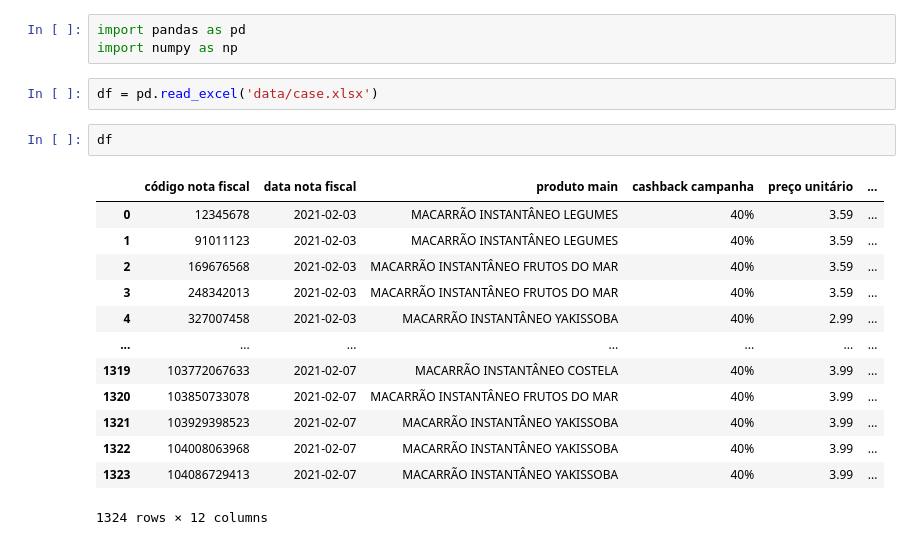
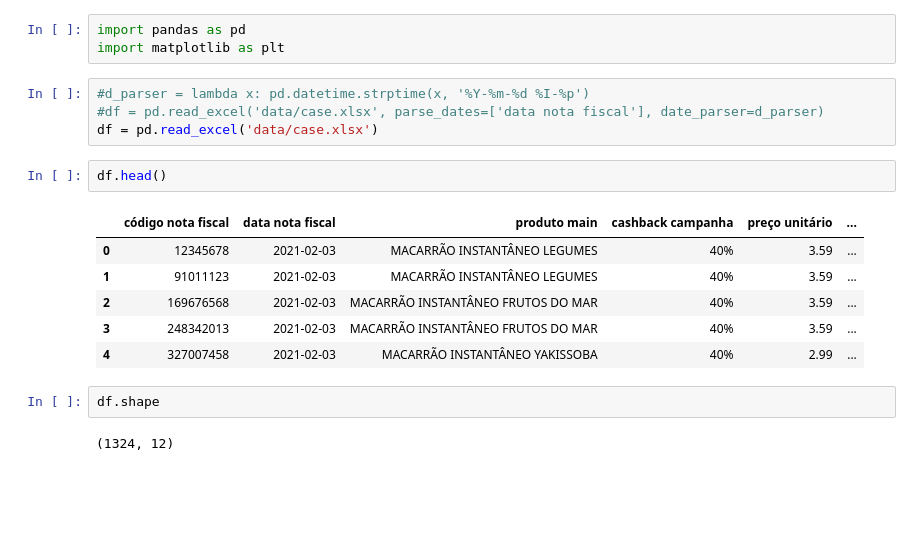
Before and after one commit to JefersonMelo/22-Banco, a Jupyter notebook: 03-Pandas/cases.ipynb, the cells around one changed output. Drawn from its saved outputs; the diff is of its cells as text; blank space fills up the shorter version.

```diff
--- a/03-Pandas/cases.ipynb
+++ b/03-Pandas/cases.ipynb
@@ -1,21 +1,20 @@
 # %%
 import pandas as pd
-import numpy as np
+import matplotlib as plt
-# %%
-df = pd.read_excel('data/case.xlsx')
+# %%
+#d_parser = lambda x: pd.datetime.strptime(x, '%Y-%m-%d %I-%p')
+#df = pd.read_excel('data/case.xlsx', parse_dates=['data nota fiscal'], date_parser=d_parser)
+df = pd.read_excel('data/case.xlsx')
 # %%
-df
+df.head()
 # %% [output]
 |  | código nota fiscal | data nota fiscal | produto main | cashback campanha | preço unitário | ... |
 | 0 | 12345678 | 2021-02-03 | MACARRÃO INSTANTÂNEO LEGUMES | 40% | 3.59 | ... |
 | 1 | 91011123 | 2021-02-03 | MACARRÃO INSTANTÂNEO LEGUMES | 40% | 3.59 | ... |
 | 2 | 169676568 | 2021-02-03 | MACARRÃO INSTANTÂNEO FRUTOS DO MAR | 40% | 3.59 | ... |
 | 3 | 248342013 | 2021-02-03 | MACARRÃO INSTANTÂNEO FRUTOS DO MAR | 40% | 3.59 | ... |
 | 4 | 327007458 | 2021-02-03 | MACARRÃO INSTANTÂNEO YAKISSOBA | 40% | 2.99 | ... |
-| ... | ... | ... | ... | ... | ... | ... |
-| 1319 | 103772067633 | 2021-02-07 | MACARRÃO INSTANTÂNEO COSTELA | 40% | 3.99 | ... |
-| 1320 | 103850733078 | 2021-02-07 | MACARRÃO INSTANTÂNEO FRUTOS DO MAR | 40% | 3.99 | ... |
-| 1321 | 103929398523 | 2021-02-07 | MACARRÃO INSTANTÂNEO YAKISSOBA | 40% | 3.99 | ... |
-| 1322 | 104008063968 | 2021-02-07 | MACARRÃO INSTANTÂNEO YAKISSOBA | 40% | 3.99 | ... |
-| 1323 | 104086729413 | 2021-02-07 | MACARRÃO INSTANTÂNEO YAKISSOBA | 40% | 3.99 | ... |
-1324 rows × 12 columns
+# %%
+df.shape
+# %% [output]
+(1324, 12)
```
Also changed, not shown: parts of 18 cells of this notebook, 2 other files.
